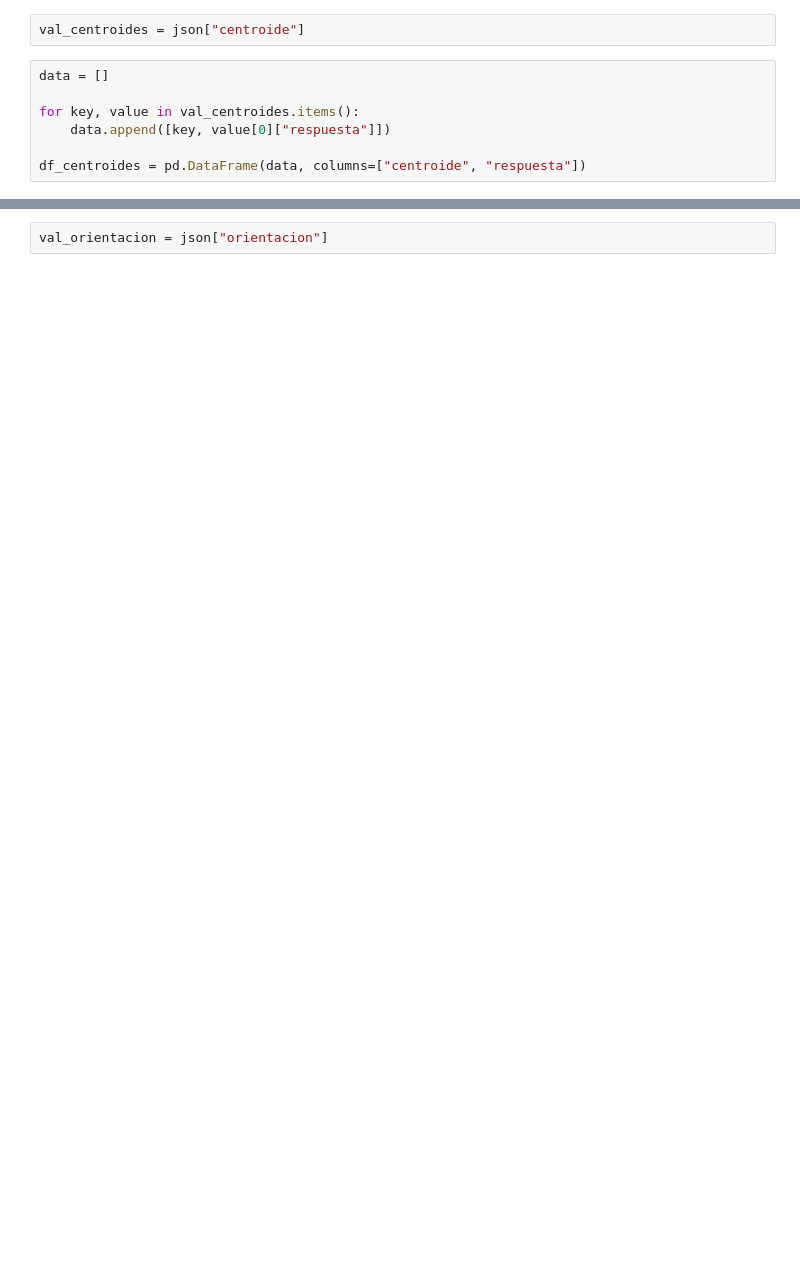
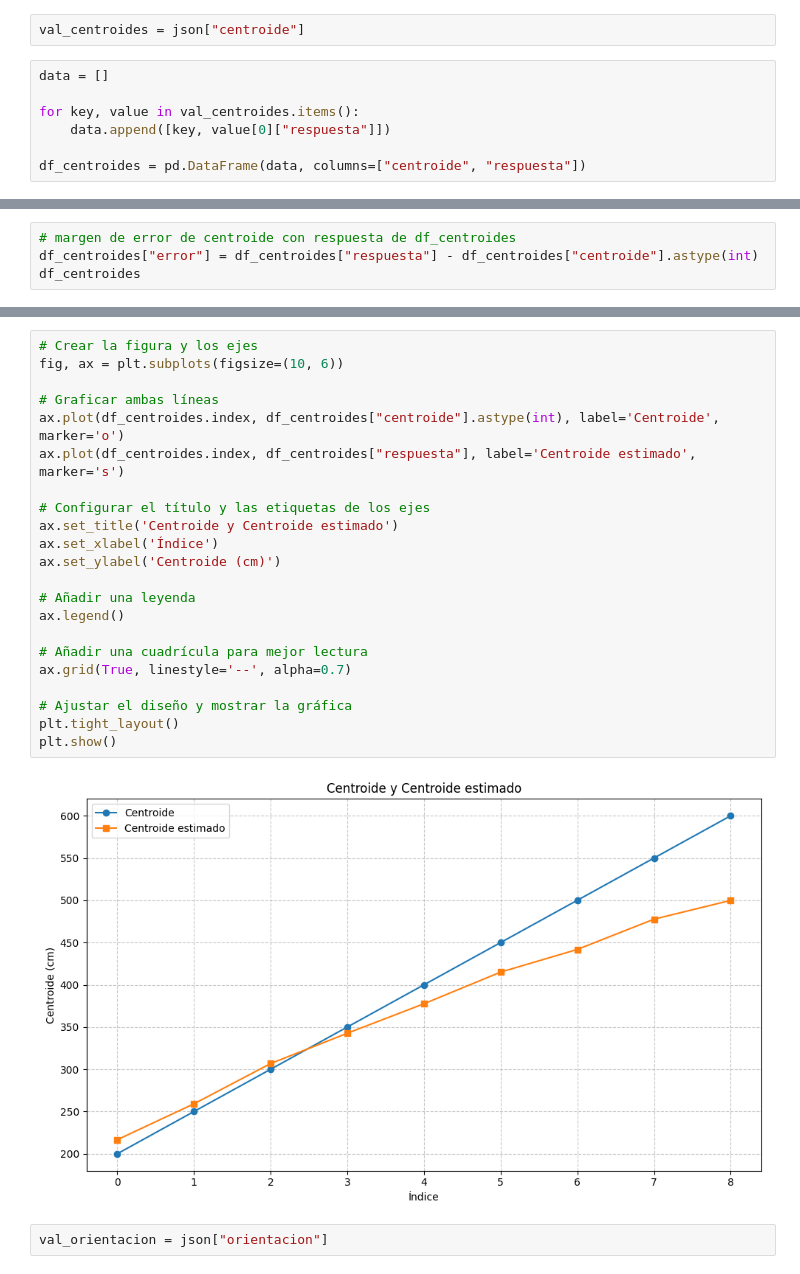
Before and after one commit to stevenaraujo98/integracion_pcl, a Jupyter notebook: get_res.ipynb, the cells around one changed output, grey strips where cells are left out. Saved outputs shown, nothing was run; the diff lists cells and outputs as text; blank space fills up the shorter version.

```diff
--- a/get_res.ipynb
+++ b/get_res.ipynb
@@ -99,0 +195,4 @@ df_centroides
+# %%
+# margen de error de centroide con respuesta de df_centroides
+df_centroides["error"] = df_centroides["respuesta"] - df_centroides["centroide"].astype(int)
+df_centroides
@@ -100,3 +210,27 @@ df_centroides
+# %%
+# Crear la figura y los ejes
+fig, ax = plt.subplots(figsize=(10, 6))
+
+# Graficar ambas líneas
+ax.plot(df_centroides.index, df_centroides["centroide"].astype(int), label='Centroide', marker='o')
+ax.plot(df_centroides.index, df_centroides["respuesta"], label='Centroide estimado', marker='s')
+
+# Configurar el título y las etiquetas de los ejes
+ax.set_title('Centroide y Centroide estimado')
+ax.set_xlabel('Índice')
+ax.set_ylabel('Centroide (cm)')
+
+# Añadir una leyenda
+ax.legend()
+
+# Añadir una cuadrícula para mejor lectura
+ax.grid(True, linestyle='--', alpha=0.7)
+
+# Ajustar el diseño y mostrar la gráfica
+plt.tight_layout()
+plt.show()
+# %% [output]
+[figure, added]
 # %%
 val_orientacion = json["orientacion"]
 # %%
```
Also changed, not shown: parts of 22 cells of this notebook, 6 other files.
